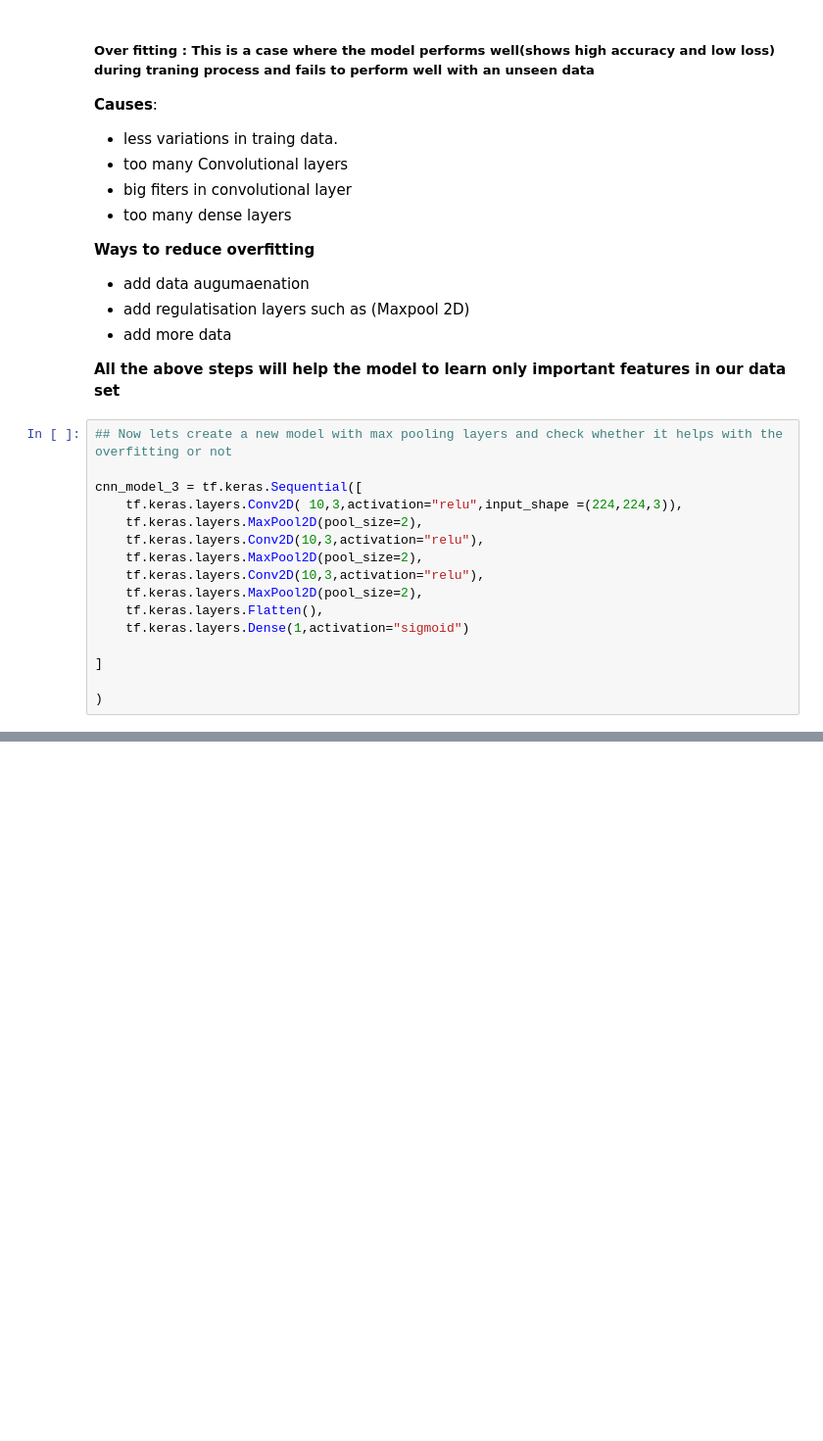
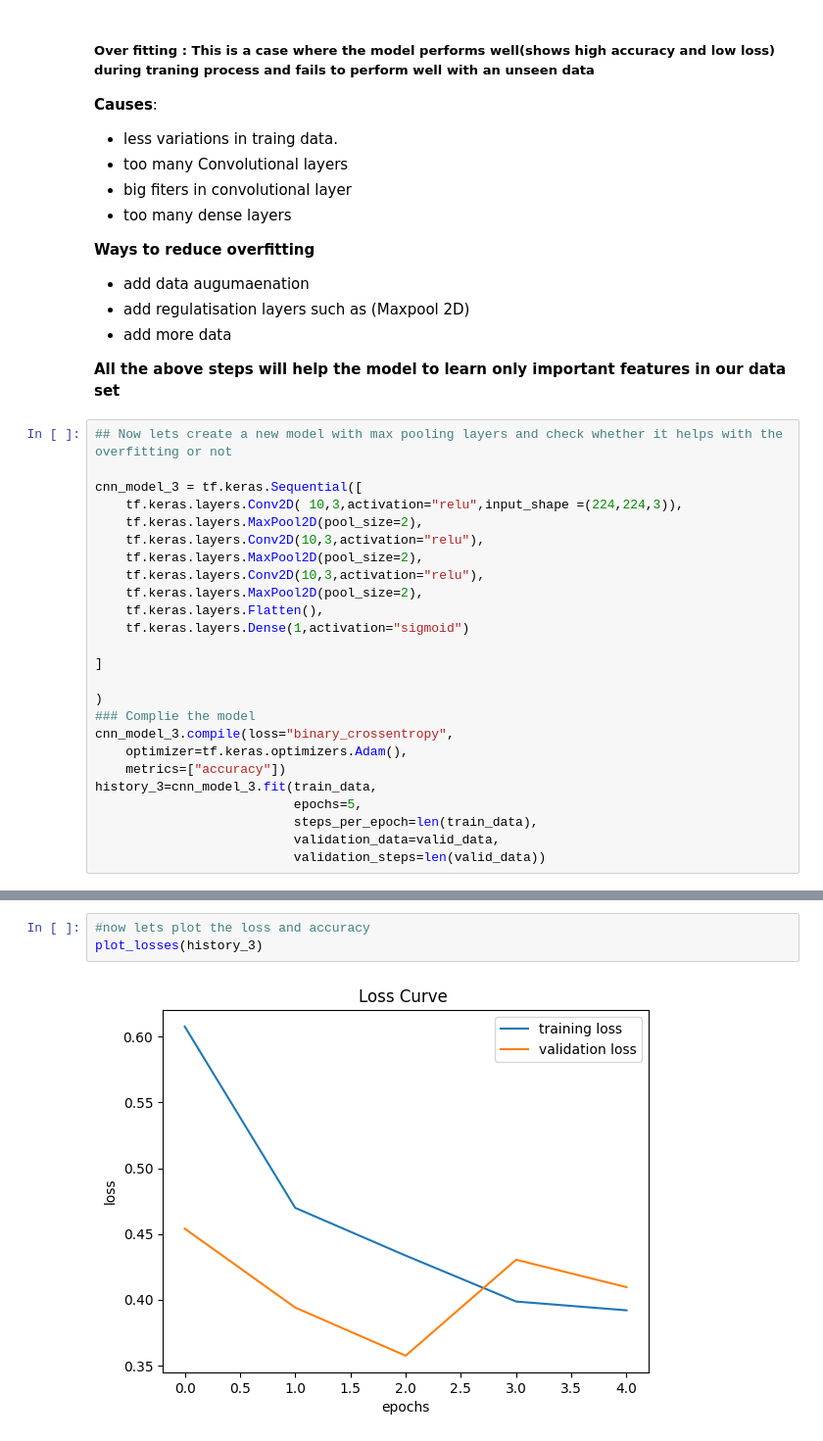
Before and after one commit to annchirackal/Tensorflow-Developer-Certification, a Jupyter notebook: 10_CNN_Computer_Vision.ipynb, the cells around one changed output, grey strips where cells are left out. Shown at 98% size. Saved outputs shown, nothing was run; the diff lists cells and outputs as text; blank space fills up the shorter version.

```diff
--- a/10_CNN_Computer_Vision.ipynb
+++ b/10_CNN_Computer_Vision.ipynb
@@ -501,3 +503,12 @@ cnn_model_3 = tf.keras.Sequential([
 ]
 
 )
+### Complie the model
+cnn_model_3.compile(loss="binary_crossentropy",
+    optimizer=tf.keras.optimizers.Adam(),
+    metrics=["accuracy"])
+history_3=cnn_model_3.fit(train_data,
+                          epochs=5,
+                          steps_per_epoch=len(train_data),
+                          validation_data=valid_data,
+                          validation_steps=len(valid_data))
@@ -503,0 +526,5 @@ cnn_model_3 = tf.keras.Sequential([
+# %%
+#now lets plot the loss and accuracy
+plot_losses(history_3)
+# %% [output]
+[figure, added]
```
Also changed, not shown: parts of 18 cells of this notebook.
